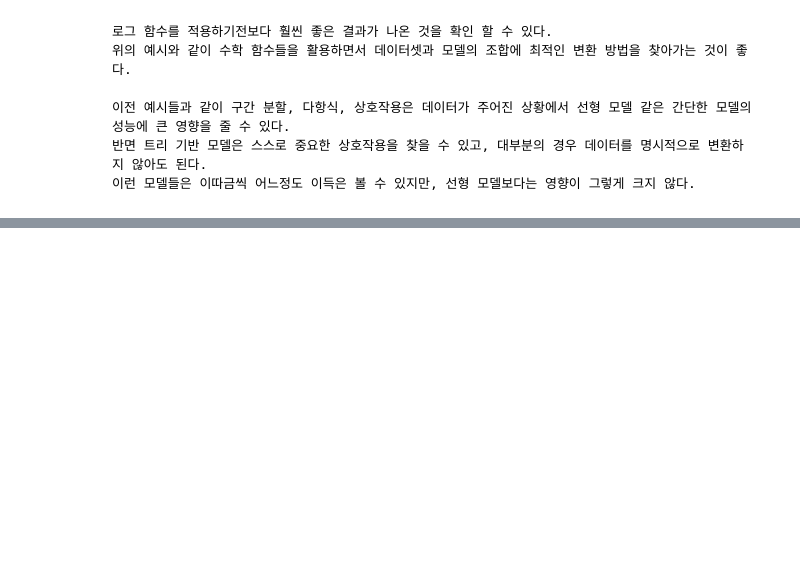
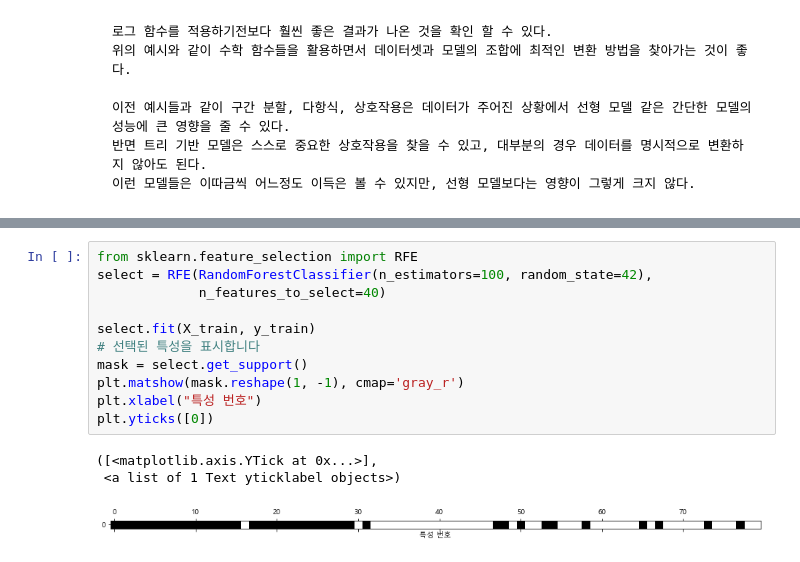
Before and after one commit to GreenGarnets/JupyterNotebook, a Jupyter notebook: chapter4.ipynb, the cells around one changed output, grey strips where cells are left out. Cells and saved outputs as stored; diff of their text form; blank space fills up the shorter version.

```diff
--- a/chapter4.ipynb
+++ b/chapter4.ipynb
@@ -582,0 +742,15 @@ print("테스트 점수: {:.3f}".format(score))
+# %%
+from sklearn.feature_selection import RFE
+select = RFE(RandomForestClassifier(n_estimators=100, random_state=42),
+             n_features_to_select=40)
+
+select.fit(X_train, y_train)
+# 선택된 특성을 표시합니다
+mask = select.get_support()
+plt.matshow(mask.reshape(1, -1), cmap='gray_r')
+plt.xlabel("특성 번호")
+plt.yticks([0])
+# %% [output]
+([<matplotlib.axis.YTick at 0x...>],
+ <a list of 1 Text yticklabel objects>)
+[figure, added]
```
Also changed, not shown: parts of 45 cells of this notebook, 1 other file.
